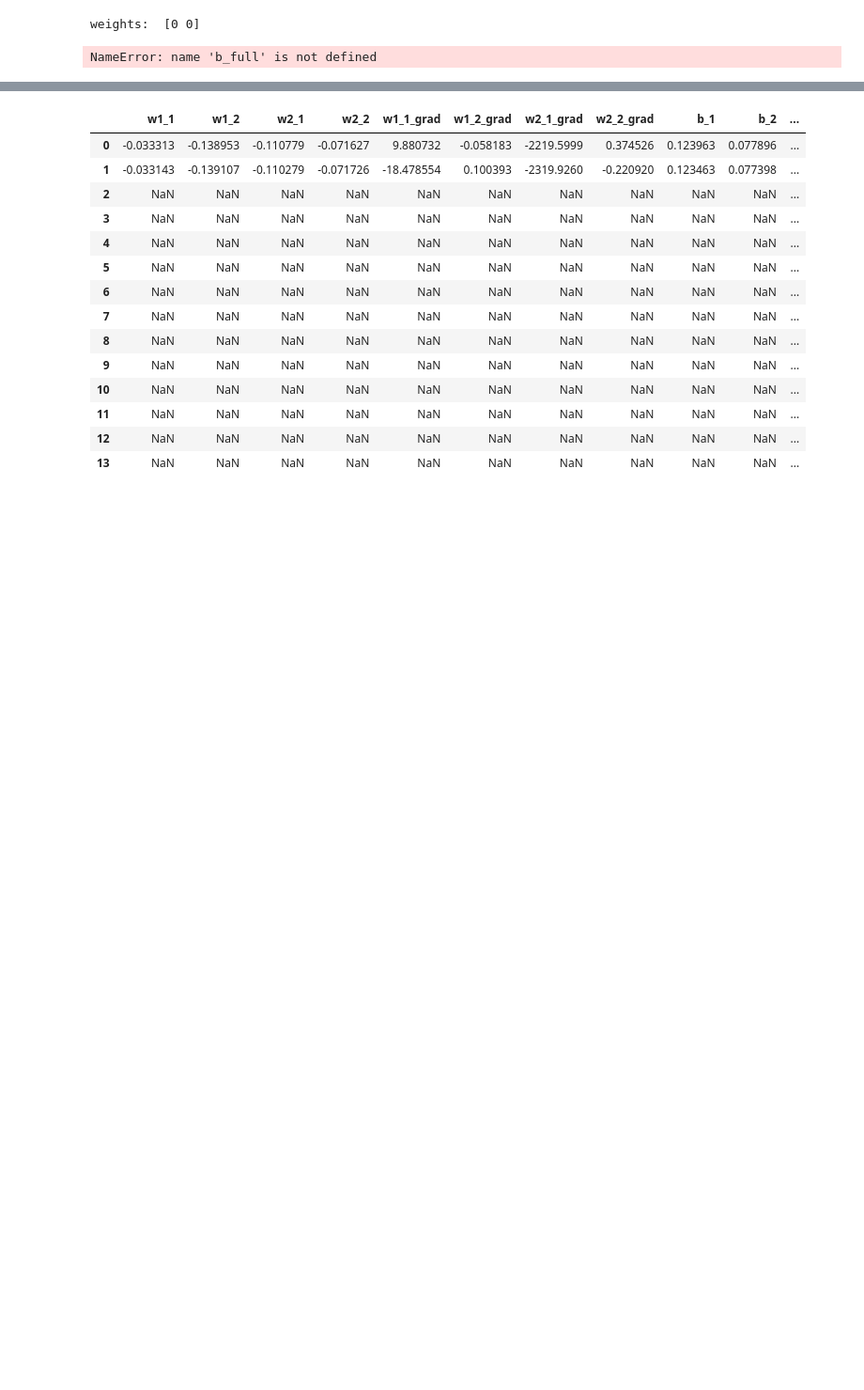
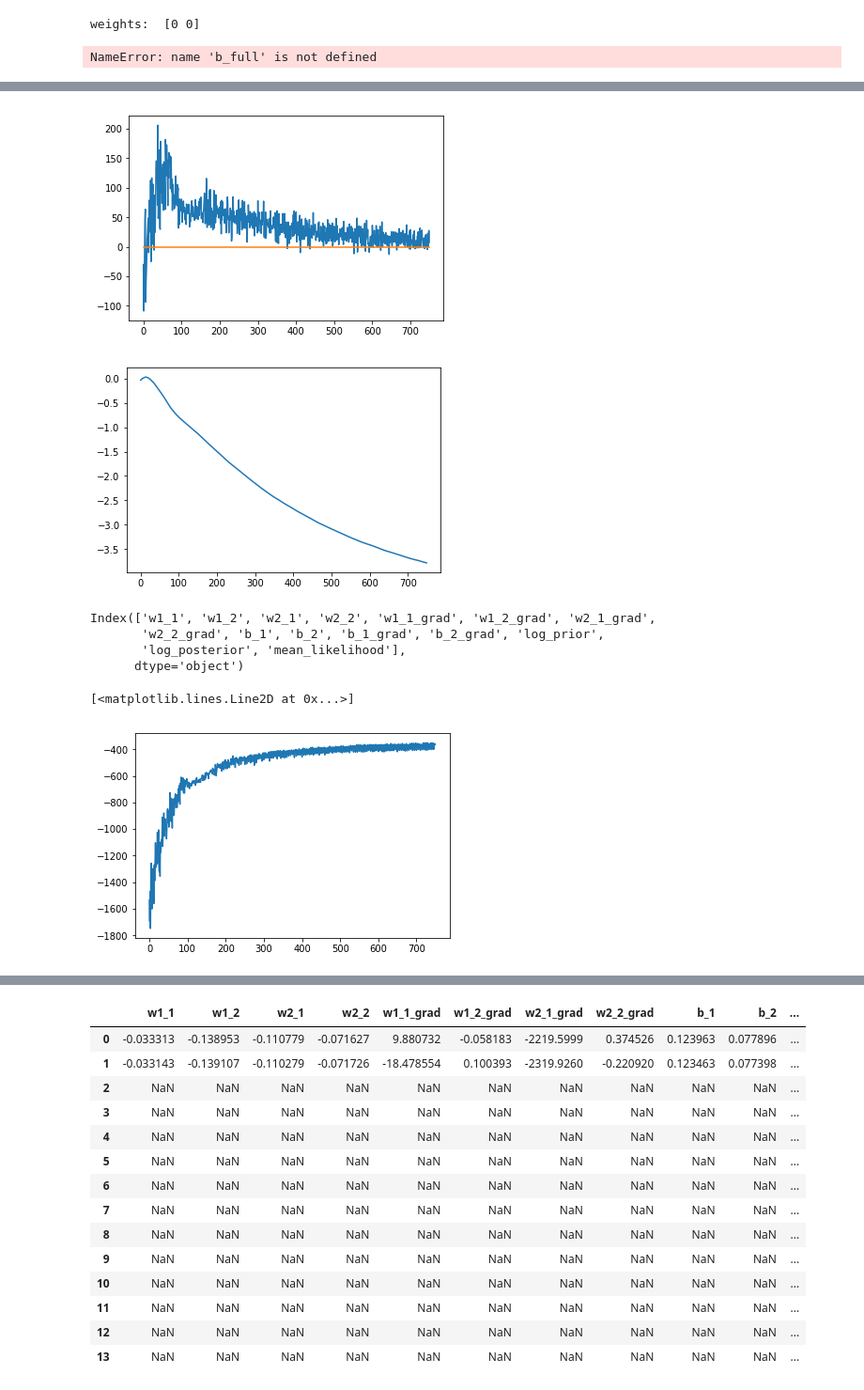
Before and after one commit to Emerson-Wenzel/BDL_final_project, a Jupyter notebook: Baysian_Logistic_regression_daniel.ipynb, the cells around one changed output, grey strips where cells are left out. Shown: that part at 94% size. Saved outputs shown, nothing was run; the diff lists cells and outputs as text; code cells hidden in the pictures; blank space fills up the shorter version.

```diff
--- a/Baysian_Logistic_regression_daniel.ipynb
+++ b/Baysian_Logistic_regression_daniel.ipynb
@@ -434,6 +466,27 @@ Epoch:  67      Loss:  82.87528         acc:  1.0
 # %%
 
 df = pd.read_csv("logging.csv")
 
-df.drop(['w2_1', 'w2_2', 'w2_1_grad', 'w2_2_grad', 'b_2', 'b_2_grad'], axis=1, inplace=True)
-df.tail()
+#df.drop(['w2_1', 'w2_2', 'w2_1_grad', 'w2_2_grad', 'b_2', 'b_2_grad'], axis=1, inplace=True)
+df
+
+X = list(range(df.shape[0]))
+plt.plot(X, df['b_1_grad'])
+plt.plot(X, np.zeros(df.shape[0]))
+plt.show()
+
+plt.plot(X, df['b_1'])
+plt.show()
+
+
+print(df.columns)
+plt.plot(X, df['mean_likelihood'])
+# %% [output]
+[figure, added]
+[figure, added]
+Index(['w1_1', 'w1_2', 'w2_1', 'w2_2', 'w1_1_grad', 'w1_2_grad', 'w2_1_grad',
+       'w2_2_grad', 'b_1', 'b_2', 'b_1_grad', 'b_2_grad', 'log_prior',
+       'log_posterior', 'mean_likelihood'],
+      dtype='object')
+[<matplotlib.lines.Line2D at 0x...>]
+[figure, added]
```
Also changed, not shown: parts of 8 cells of this notebook, 2 other files.
